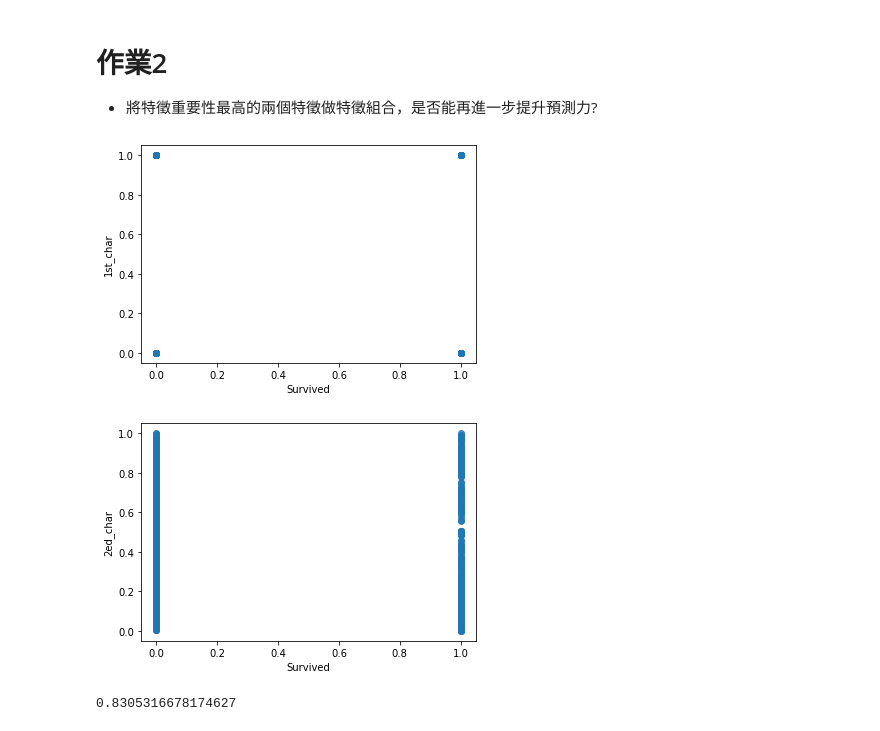
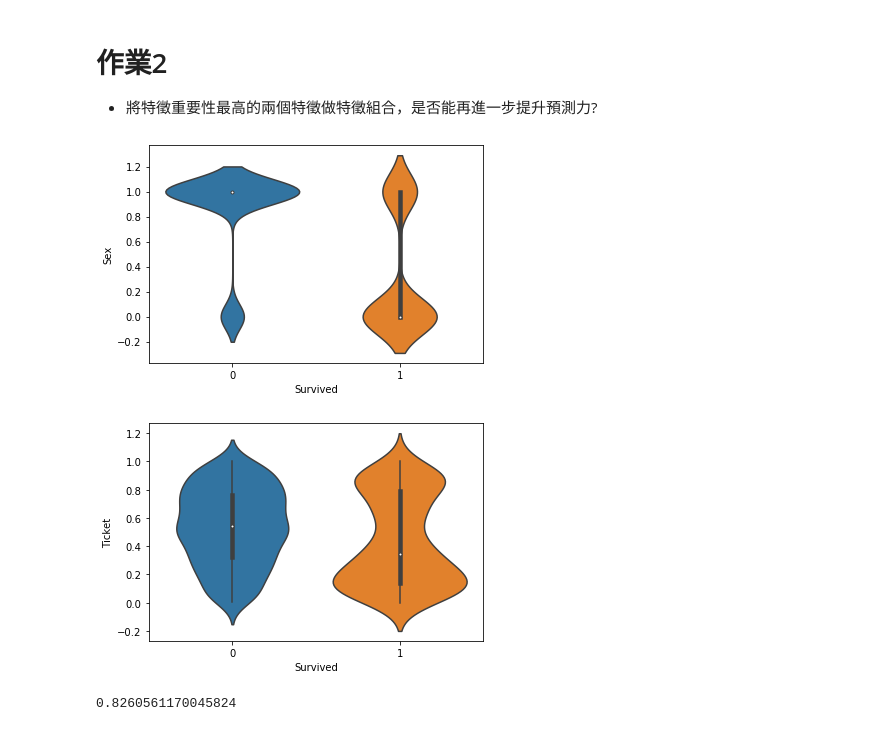
Before and after one commit to ZhengTzer/4th-ML100Days, a Jupyter notebook: homework/Day_031_HW.ipynb, the cells around one changed output. Drawn from its saved outputs; the diff is of its cells as text; code cells hidden in the pictures.

```diff
--- a/homework/Day_031_HW.ipynb
+++ b/homework/Day_031_HW.ipynb
@@ -93,24 +93,22 @@ cross_val_score(estimator, train_X, train_Y, cv=5).mean()
 # 第一名
 import seaborn as sns
 import matplotlib.pyplot as plt
-
-df['1st_char'] = df['Sex']
-
-sns.regplot(x=train_Y, y=df['1st_char'], fit_reg=False)
+sns.violinplot(x=train_Y, y=df['Sex'], fit_reg=False)
 plt.show()
 # %% [output]
-[figure, old version]
+[figure, new version]
 # %%
 # 第二名
-df['2ed_char'] = df['Ticket']
-
-sns.regplot(x=train_Y, y=df['2ed_char'], fit_reg=False)
+sns.violinplot(x=train_Y, y=df['Ticket'], fit_reg=False)
 plt.show()
 # %% [output]
-[figure, old version]
+[figure, new version]
 # %%
 # 製作新特徵看效果
+df['multi'] = (df['Sex'] * df['Ticket'])
+df['add'] = df['Ticket'] + df['Sex']
+
 train_X = MMEncoder.fit_transform(df)
 cross_val_score(estimator, train_X, train_Y, cv=5).mean()
 # %% [output]
-0.8305316678174627
+0.8260561170045824
```
Also changed, not shown: parts of 3 cells of this notebook.
